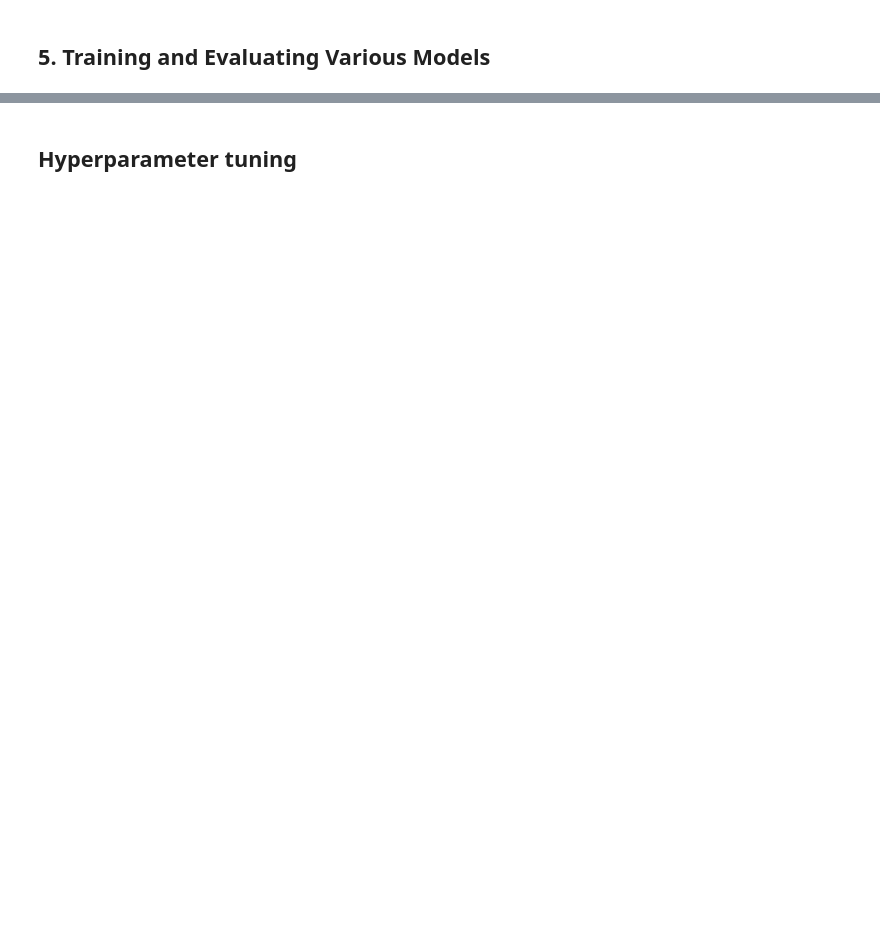
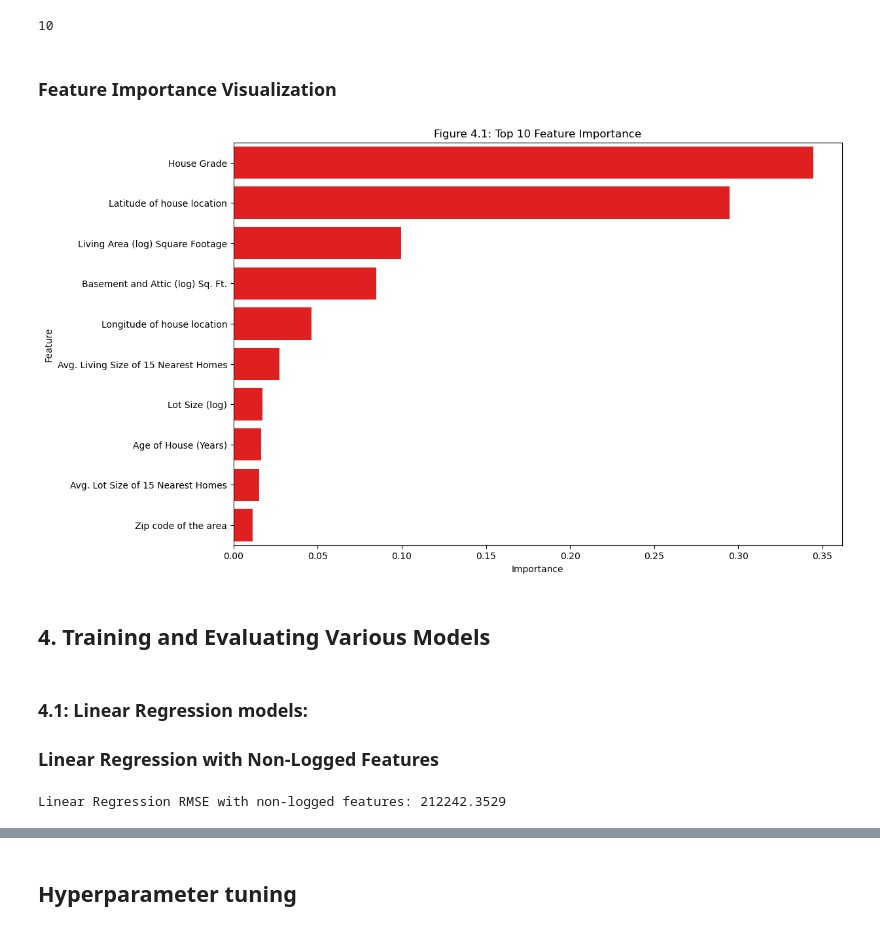
Before and after one commit to gulnar77/Capstone-Project-Predicting-House-Prices-in-King-County-USA, a Jupyter notebook: Modeling.ipynb, the cells around one changed output, grey strips where cells are left out. Saved outputs shown, nothing was run; the diff lists cells and outputs as text; code cells hidden in the pictures; blank space fills up the shorter version.

```diff
--- a/Modeling.ipynb
+++ b/Modeling.ipynb
@@ -93,0 +76,16 @@ lat: 1.2211209629837784e-06
+# %%
+from sklearn.ensemble import RandomForestRegressor
+import pandas as pd
+
+# Build and train the Random Forest model using logged features.
+rf_log = RandomForestRegressor(n_estimators=100, random_state=42)
+rf_log.fit(X_train_log, y_train_log)
+
+# Extracting feature importance
+feature_importance_logged = pd.DataFrame({
+    'Feature': X_train_log.columns,
+    'Importance': rf_log.feature_importances_
+}).sort_values(by='Importance', ascending=False).head(10)
+
+print("Top 10 Feature Importance:")
+print(feature_importance_logged)
@@ -94,2 +105,43 @@ lat: 1.2211209629837784e-06
+# %%
+len(feature_importance_logged)
+# %% [output]
+10
+# %% [markdown]
+### Feature Importance Visualization
+# %%
+# feature importance
+feature_importance_logged = pd.DataFrame({
+    'Feature': X_train_log.columns,
+    'Importance': rf_log.feature_importances_
+}).sort_values(by='Importance', ascending=False).head(10)
+
+# display names
+intuitive_feature_names = {
+    'grade': 'House Grade',
+    'lat': 'Latitude of house location',
+    'log_sqft_living': 'Living Area (log) Square Footage',
+    'log_sqft_extra': 'Basement and Attic (log) Sq. Ft.',
+    'long': 'Longitude of house location',
+    'log_sqft_living15': 'Avg. Living Size of 15 Nearest Homes',
+    'log_sqft_lot': 'Lot Size (log)',
+    'house_age': 'Age of House (Years)',
+    'log_sqft_lot15': 'Avg. Lot Size of 15 Nearest Homes',
+    'zipcode': 'Zip code of the area'
+}
+
+feature_importance_logged['Feature'] = feature_importance_logged['Feature'].map(intuitive_feature_names)
+
+# plot
+plt.figure(figsize=(12, 8))
+sns.barplot(data=feature_importance_logged, x='Importance', y='Feature', color="r")
+plt.title('Figure 4.1: Top 10 Feature Importance')
+plt.xlabel('Importance')
+plt.ylabel('Feature')
+
+# save
+plt.savefig("top_10_feature_importance.png", bbox_inches='tight', dpi=300)
+plt.show()
+# %% [output]
+[figure, added]
 # %% [markdown]
-## 5. Training and Evaluating Various Models
+## 4. Training and Evaluating Various Models
@@ -128,0 +148,21 @@ rmse_gb, r2_gb = train_evaluate_with_model(general_features, X_train_all, X_test
+# %% [markdown]
+### 4.1: Linear Regression models:
+### Linear Regression with Non-Logged Features
+# %%
+from sklearn.linear_model import LinearRegression
+from sklearn.metrics import mean_squared_error
+
+# Linear Regression model for non-logged features
+lr_non_log = LinearRegression()
+
+# Training the model on non-logged features
+lr_non_log.fit(X_train, y_train)
+
+# Predicting and evaluating on non-logged features
+y_pred_non_log = lr_non_log.predict(X_test)
+rmse_non_log = mean_squared_error(y_test, y_pred_non_log, squared=False)
+
+# Printing RMSE for non-logged model
+print(f"Linear Regression RMSE with non-logged features: {rmse_non_log.round(4)}")
+# %% [output]
+Linear Regression RMSE with non-logged features: 212242.3529
```
Also changed, not shown: parts of 42 cells of this notebook.
